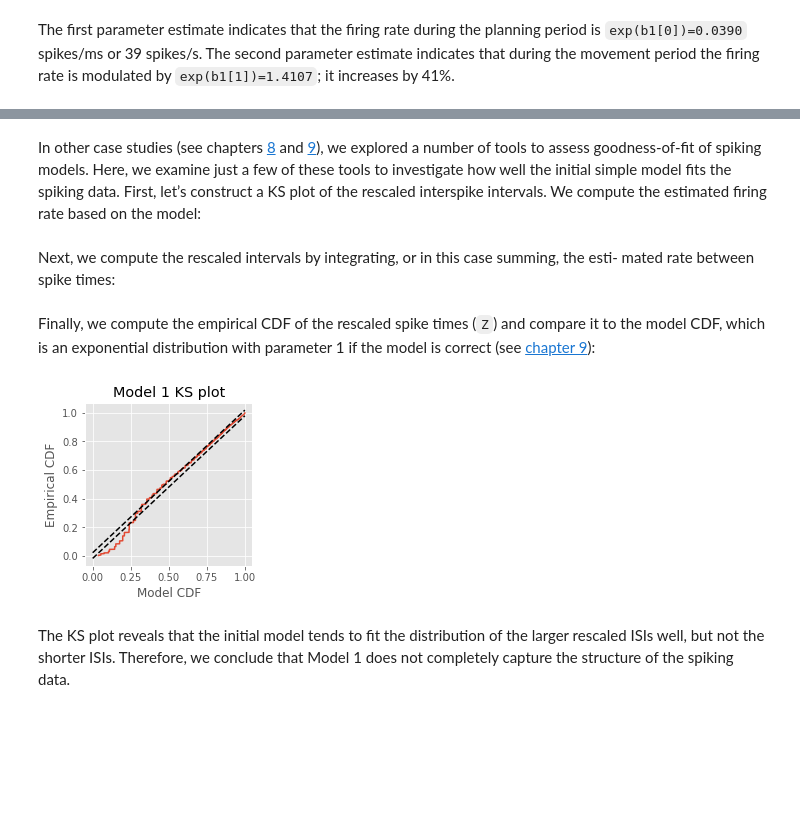
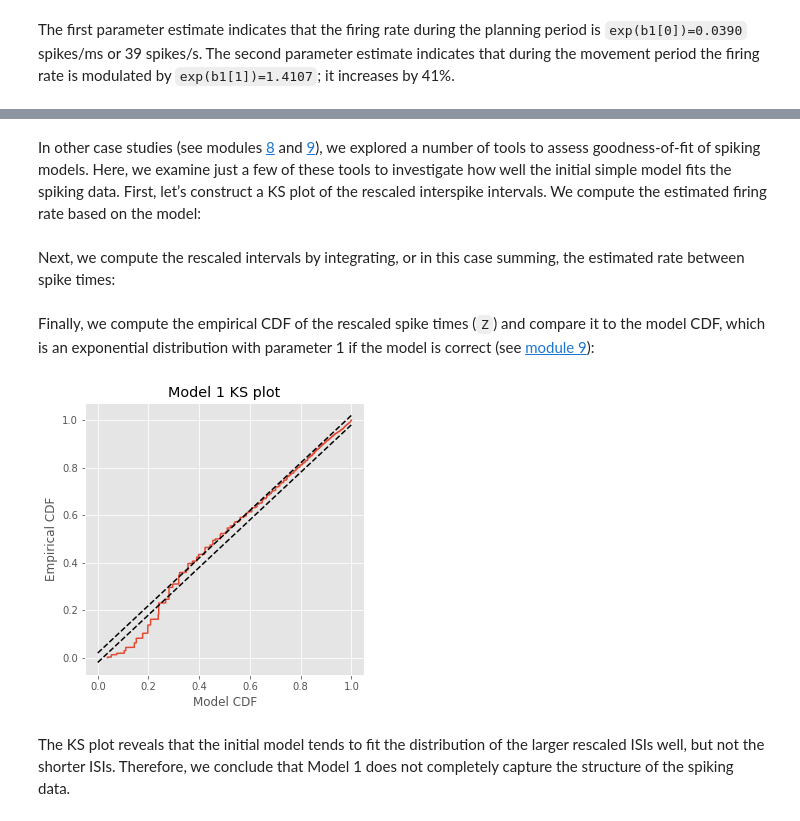
Before and after one commit to Mark-Kramer/Case-Studies-Python, a Jupyter notebook: content/10/spiking-rhythms.ipynb, the cells around one changed output, grey strips where cells are left out. Saved outputs shown, nothing was run; the diff lists cells and outputs as text; code cells hidden in the pictures; blank space fills up the shorter version.

```diff
--- a/content/10/spiking-rhythms.ipynb
+++ b/content/10/spiking-rhythms.ipynb
@@ -74,8 +78,8 @@ To access the data for this chapter, visit `http://github.com/Mark-Kramer/Case-S
 # %%
-data = loadmat('Ch10-spikes-1.mat')  # Load the EEG data
-t = data['t'][0]  # Extract the t variable
-direction = data['direction'].flatten()  # Extract the direction variable
-train = data['train']  # Extract the train variable
+data = loadmat('spikes-1.mat')           # Load the spike train data.
+t = data['t'][0]                         # Extract the t variable.
+direction = data['direction'].flatten()  # Extract the direction variable.
+train = data['train']                    # Extract the train variable
 # %% [markdown]
 We find three variables:
 
@@ -624,10 +607,9 @@ A common practice is to calculate the upper (lower) confidence bounds by adding
 
 </div>
 # %% [markdown]
-In other case studies (see chapters [8](../08) and [9](../09)), we explored a number of tools to assess goodness-of-fit of spiking models. Here, we examine just a few of these tools to investigate how well the initial simple model fits the spiking data. First, let’s construct a KS plot of the rescaled interspike intervals. We compute the estimated firing rate based on the model:
+In other case studies (see modules [8](../08) and [9](../09)), we explored a number of tools to assess goodness-of-fit of spiking models. Here, we examine just a few of these tools to investigate how well the initial simple model fits the spiking data. First, let’s construct a KS plot of the rescaled interspike intervals. We compute the estimated firing rate based on the model:
 # %%
 lambda1 = M1.predict(glmdata)  # Predict firing rate of Model 1
 # %% [markdown]
-Next, we compute the rescaled intervals by integrating, or in this case summing, the esti-
-mated rate between spike times:
+Next, we compute the rescaled intervals by integrating, or in this case summing, the estimated rate between spike times:
 # %%
@@ -637,23 +619,21 @@ Z = [sum(lambda1[a:b])  # Sum firing rate
 # %% [markdown]
-Finally, we compute the empirical CDF of the rescaled spike times (`Z`) and compare it to the model CDF, which is an exponential distribution with parameter 1 if the model is correct (see [chapter 9](../09)):<a id="fig:ks1"></a>
+Finally, we compute the empirical CDF of the rescaled spike times (`Z`) and compare it to the model CDF, which is an exponential distribution with parameter 1 if the model is correct (see [module 9](../09)):<a id="fig:ks1"></a>
 # %%
-eCDF = ECDF(Z);  # Empirical CDF at Z values
-mCDF = 1 - exp(-eCDF.x)  # Model CDF at Z values
-nISI = len(Z)  # Total number of ISIs
+eCDF = ECDF(Z);         # Empirical CDF at Z values.
+mCDF = 1 - exp(-eCDF.x) # Model CDF at Z values.
+nISI = len(Z)           # Total number of ISIs.
 
-figure(figsize=(3, 3))
-plot(mCDF, eCDF.y)  # Create a KS plot
+figure(figsize=(5, 5))
+plot(mCDF, eCDF.y)       # Create a KS plot
 plot([0,1], [0,1] + 1.36 / sqrt(nISI),'k--', ms = 2)  # ... with confidence bounds
 plot([0,1], [0,1] - 1.36 / sqrt(nISI),'k--', ms = 2)
 
-# Prettify
-xlabel('Model CDF')
+xlabel('Model CDF')      # With axes labeled.
 ylabel('Empirical CDF')
 title('Model 1 KS plot')
-savefig('imgs/ks1.png')
 show()
 # %% [output]
-[figure, old version]
+[figure, new version]
 # %% [markdown]
 The KS plot reveals that the initial model tends to fit the distribution of the larger rescaled ISIs well, but not the shorter ISIs. Therefore, we conclude that Model 1 does not completely capture the structure of the spiking data.
 # %% [markdown]
```
Also changed, not shown: parts of 58 cells of this notebook, 43 other files.
